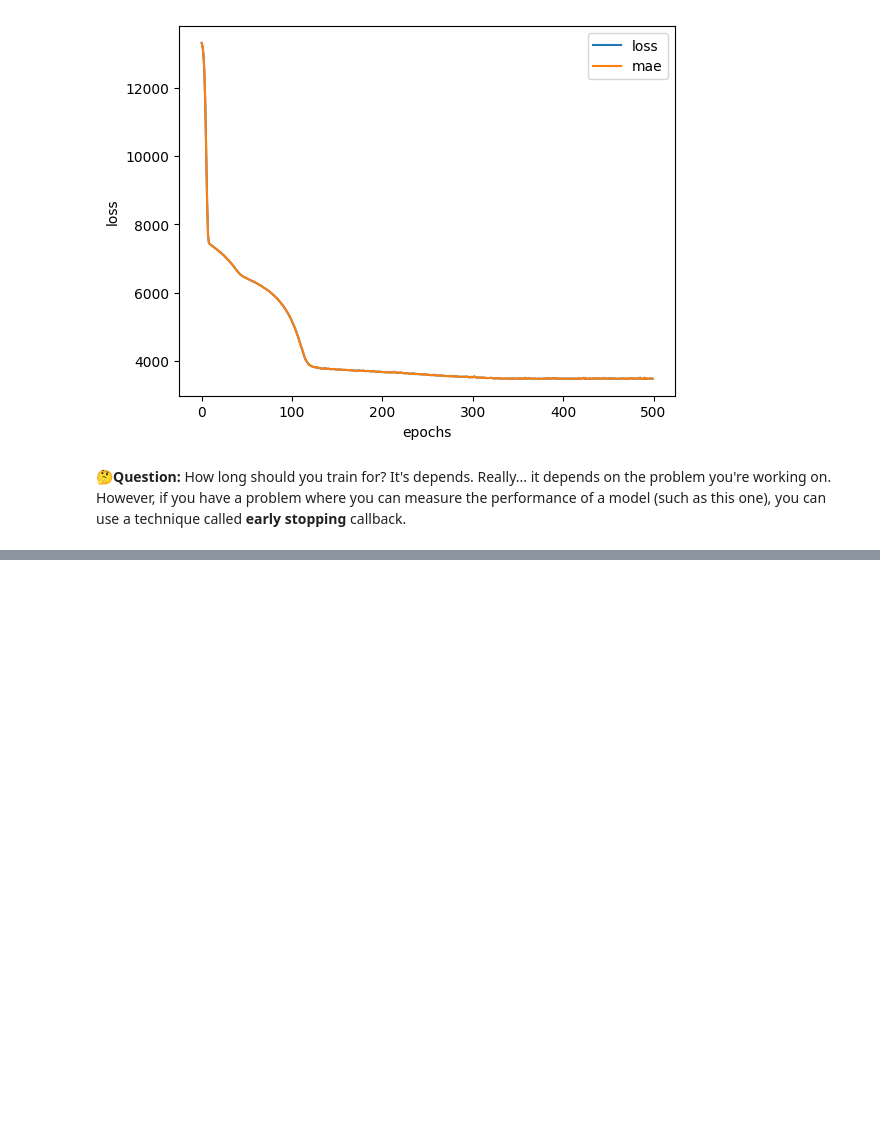
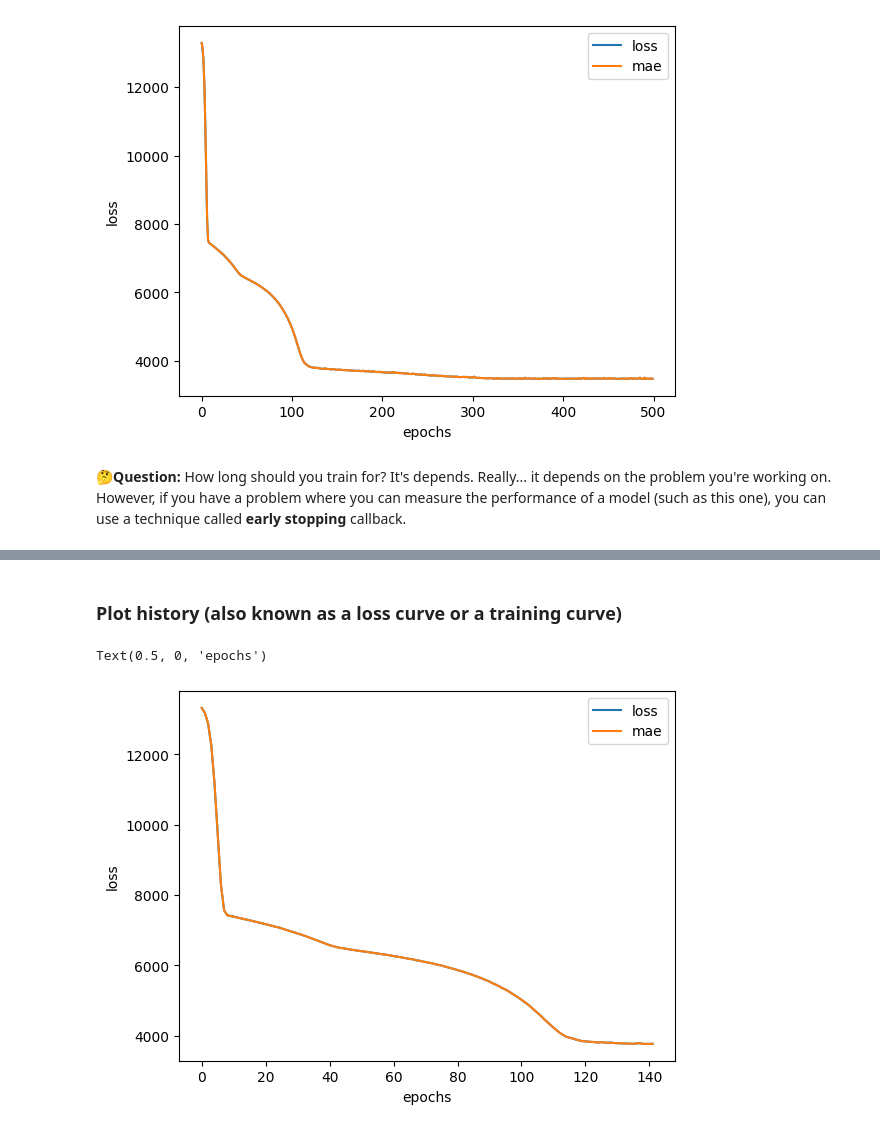
Before and after one commit to BoshiLee/tensorflow_developer_certificate, a Jupyter notebook: insurance_kaggle.ipynb, the cells around one changed output, grey strips where cells are left out. Saved outputs shown, nothing was run; the diff lists cells and outputs as text; code cells hidden in the pictures; blank space fills up the shorter version.

```diff
--- a/insurance_kaggle.ipynb
+++ b/insurance_kaggle.ipynb
@@ -254,0 +259,25 @@ It's depends. Really... it depends on the problem you're working on. However, if
+# %%
+from tensorflow.keras.callbacks import EarlyStopping
+# Set random seed
+tf.random.set_seed(42)
+
+# Create the model
+
+insurance_model_4 = tf.keras.Sequential([
+  tf.keras.layers.Dense(100),
+  tf.keras.layers.Dense(10),
+  tf.keras.layers.Dense(1)
+])
+
+# Define the callback
+early_stopping = EarlyStopping(
+    monitor='loss',  # Monitor the validation loss
+    patience=3,          # Stop training after 3 epochs with no improvement
+    mode='min'           # Minimize the monitored quantity
+)
+
+# Compile the model with the callback
+insurance_model_4.compile(optimizer=tf.keras.optimizers.Adam(), loss=tf.keras.losses.mae, metrics=['mae'])
+
+# Train the model
+history_4 = insurance_model_4.fit(X_train, y_train, epochs=500, callbacks=[early_stopping])
@@ -254,0 +309,9 @@ It's depends. Really... it depends on the problem you're working on. However, if
+# %% [markdown]
+### Plot history (also known as a loss curve or a training curve)
+# %%
+pd.DataFrame(history_4.history).plot()
+plt.ylabel("loss")
+plt.xlabel("epochs")
+# %% [output]
+Text(0.5, 0, 'epochs')
+[figure, added]
```
Also changed, not shown: parts of 26 cells of this notebook.
